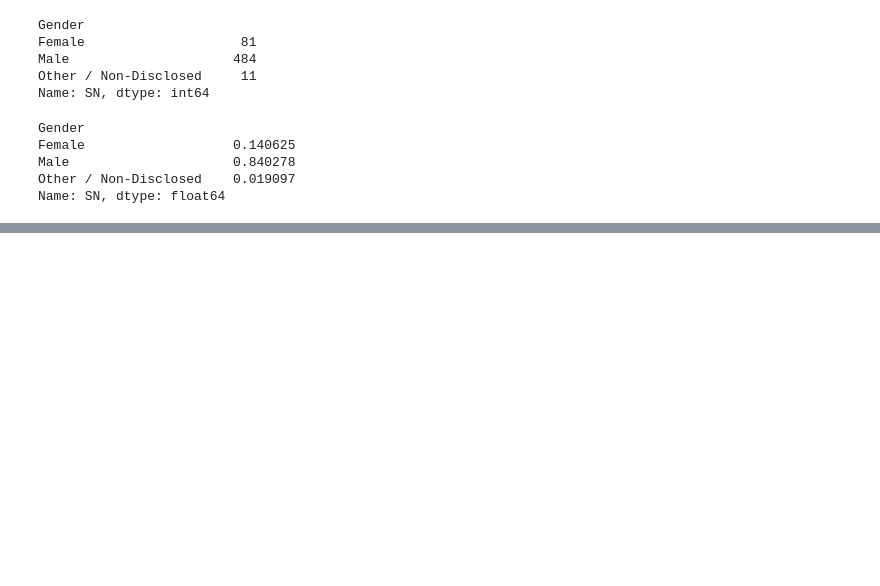
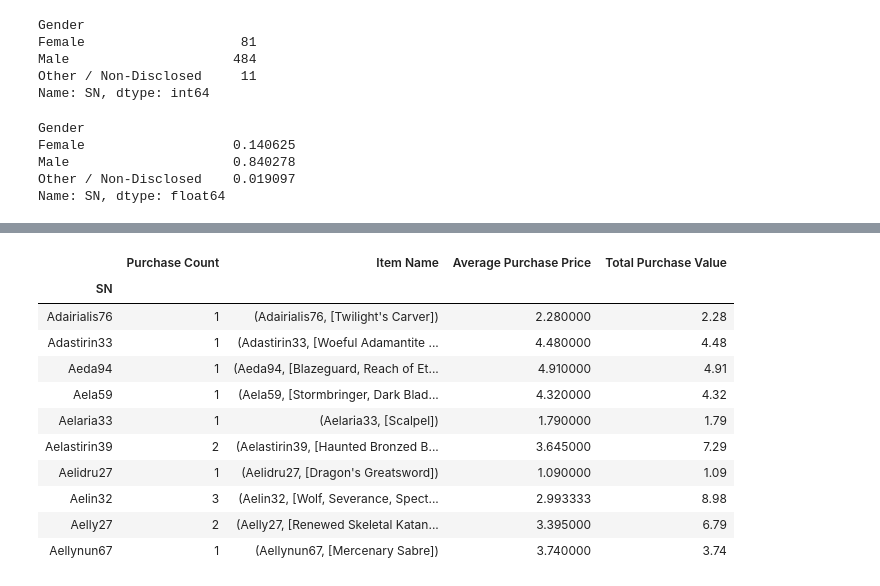
Before and after one commit to laurybenoit/Pandas, a Jupyter notebook: HeroesofPymoli.ipynb, the cells around one changed output, grey strips where cells are left out. Drawn from its saved outputs; the diff is of its cells as text; code cells hidden in the pictures; blank space fills up the shorter version.

```diff
--- a/HeroesofPymoli.ipynb
+++ b/HeroesofPymoli.ipynb
@@ -89,0 +138,24 @@ purchase_analysis
+# %%
+# Top Spenders
+spender = purchase_data_df.groupby("SN")
+count_spender = spender["Purchase ID"].count()
+count_spender
+item_names = spender["Item Name"]
+item_names
+spender_avg = spender["Price"].mean()
+total_spender = spender["Price"].sum()
+top_spender = pd.DataFrame({"Purchase Count": count_spender, "Item Name":item_names,"Average Purchase Price":spender_avg,"Total Purchase Value": total_spender})
+top_spender.head(10)
+# %% [output]
+|  | Purchase Count | Item Name | Average Purchase Price | Total Purchase Value |
+| SN |  |  |  |  |
+| Adairialis76 | 1 | (Adairialis76, [Twilight's Carver]) | 2.280000 | 2.28 |
+| Adastirin33 | 1 | (Adastirin33, [Woeful Adamantite ... | 4.480000 | 4.48 |
+| Aeda94 | 1 | (Aeda94, [Blazeguard, Reach of Et... | 4.910000 | 4.91 |
+| Aela59 | 1 | (Aela59, [Stormbringer, Dark Blad... | 4.320000 | 4.32 |
+| Aelaria33 | 1 | (Aelaria33, [Scalpel]) | 1.790000 | 1.79 |
+| Aelastirin39 | 2 | (Aelastirin39, [Haunted Bronzed B... | 3.645000 | 7.29 |
+| Aelidru27 | 1 | (Aelidru27, [Dragon's Greatsword]) | 1.090000 | 1.09 |
+| Aelin32 | 3 | (Aelin32, [Wolf, Severance, Spect... | 2.993333 | 8.98 |
+| Aelly27 | 2 | (Aelly27, [Renewed Skeletal Katan... | 3.395000 | 6.79 |
+| Aellynun67 | 1 | (Aellynun67, [Mercenary Sabre]) | 3.740000 | 3.74 |
```
Also changed, not shown: parts of 5 cells of this notebook.
